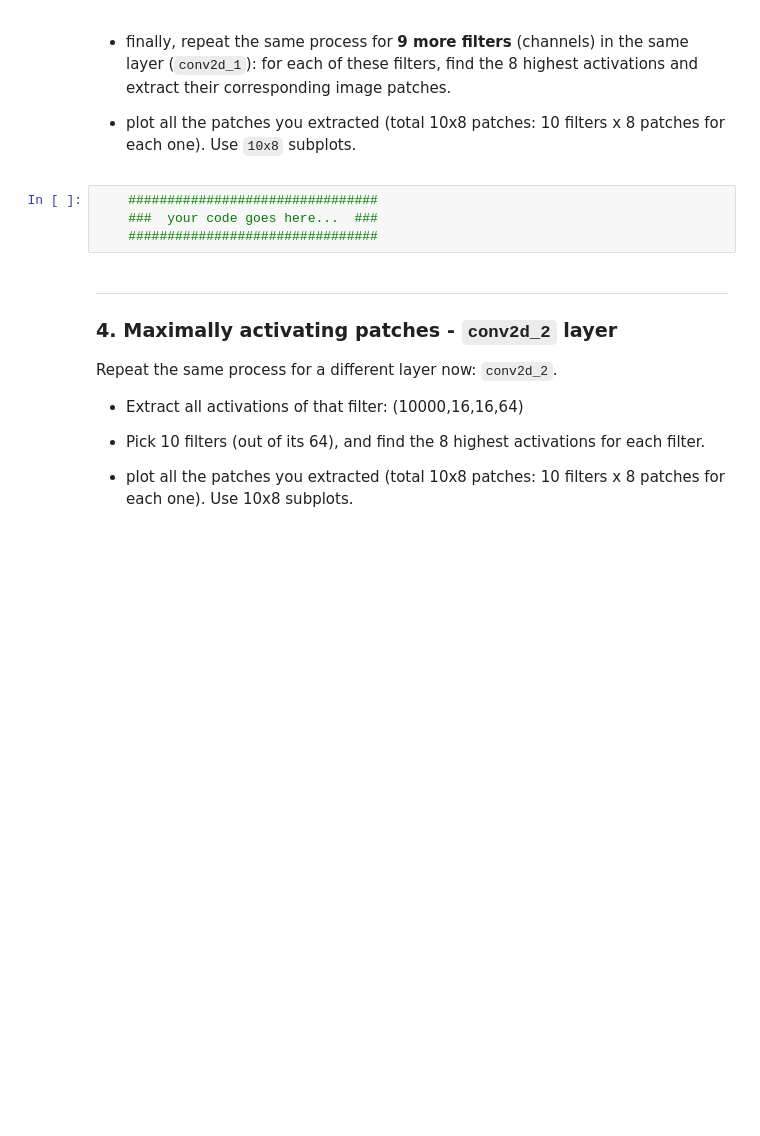
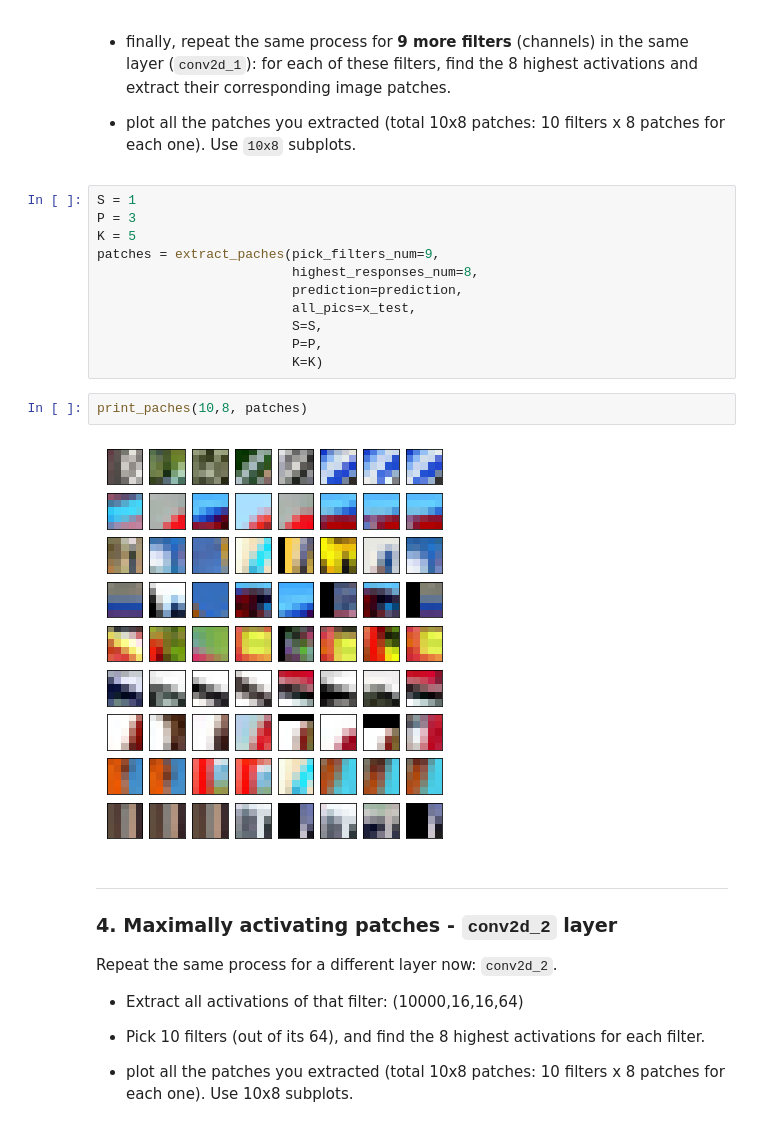
Before and after one commit to sergienko4/deep-learing, a Jupyter notebook: ex6.ipynb, the cells around one changed output. Drawn from its saved outputs; the diff is of its cells as text; blank space fills up the shorter version.

```diff
--- a/ex6.ipynb
+++ b/ex6.ipynb
@@ -229,10 +192,21 @@ for item in top_8:
 - finally, repeat the same process for **9 more filters** (channels) in the same layer (`conv2d_1`): for each of these filters, find the 8 highest activations and extract their corresponding image patches.
 
 - plot all the patches you extracted (total 10x8 patches: 10 filters x 8 patches for each one). Use `10x8` subplots.
-# %%
-    ################################
-    ###  your code goes here...  ###
-    ################################
+# %%
+S = 1
+P = 3
+K = 5
+patches = extract_paches(pick_filters_num=9,
+                         highest_responses_num=8,
+                         prediction=prediction,
+                         all_pics=x_test,
+                         S=S,
+                         P=P,
+                         K=K)
+# %%
+print_paches(10,8, patches)
+# %% [output]
+[figure, added]
 # %% [markdown]
 ---
 ### 4. Maximally activating patches - `conv2d_2` layer
```
Also changed, not shown: parts of 17 cells of this notebook.
